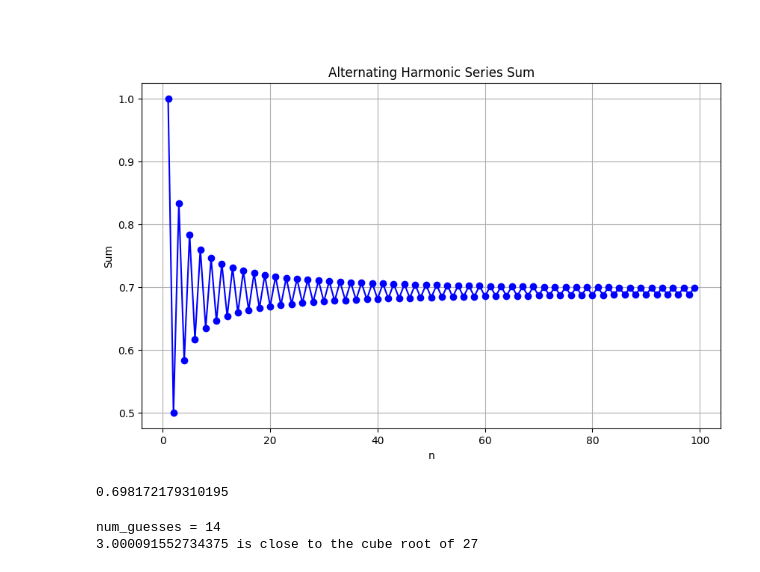
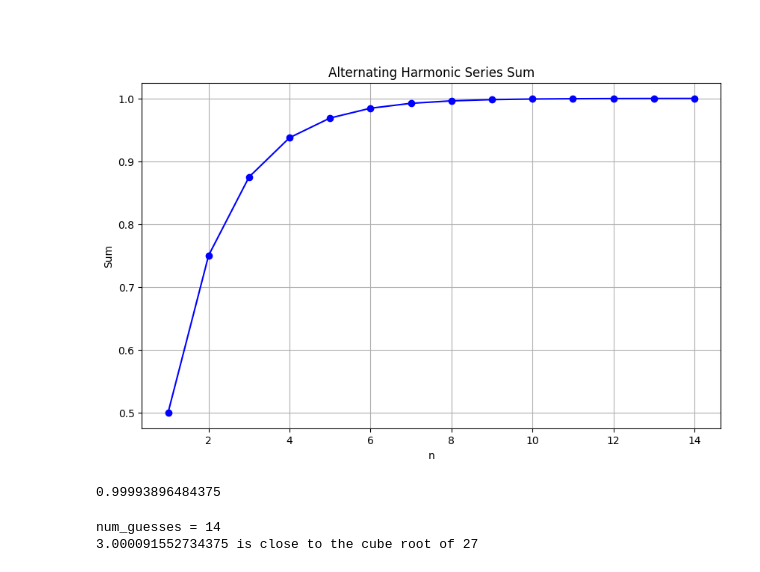
Before and after one commit to dylanwilbur/oxford-royale-math-24, a Jupyter notebook: static_files/materials/day6.ipynb, the cells around one changed output. Cells and saved outputs as stored; diff of their text form; code cells hidden in the pictures.

```diff
--- a/static_files/materials/day6.ipynb
+++ b/static_files/materials/day6.ipynb
@@ -27,37 +27,43 @@ def alternating_harmonic_sum(n):
     for k in range(1, n + 1):
         total_sum += (-1)**(k - 1) * (1 / k)
     return total_sum
 
 def fib(n):
     a = [1,1]
     if n == 1 or n == 0:
         return a[n]
     for i in range(n):
         a.append(a[-1]+a[-2])
     return a[n]
 
-n_values = list(range(1, 100))  # Compute for n from 1 to 99
+def example(n):
+    total_sum = 0
+    for k in range(1, n+1):
+        total_sum += (1/2)**k
+    return total_sum
+
+n_values = list(range(1, 15))  # Compute for n from 1 to 99
 
 sums = []
 for i in n_values:
-    sums.append(alternating_harmonic_sum(i))
+    sums.append(example(i))
 
 # Equivalent code:
 # sums = [alternating_harmonic_sum(n) for n in n_values]
 
 # Plotting
 plt.figure(figsize=(10, 6))
 plt.plot(n_values, sums, marker='o', linestyle='-', color='b')
 plt.title('Alternating Harmonic Series Sum')
 plt.xlabel('n')
 plt.ylabel('Sum')
 plt.grid(True)
 plt.show()
 
 print(sums[-1])
 # %% [output]
-[figure, old version]
+[figure, new version]
-0.698172179310195
+0.99993896484375
 # %%
 cube = 27
 epsilon = 0.01
```
Also changed, not shown: parts of 1 cell of this notebook, 1 other file.
